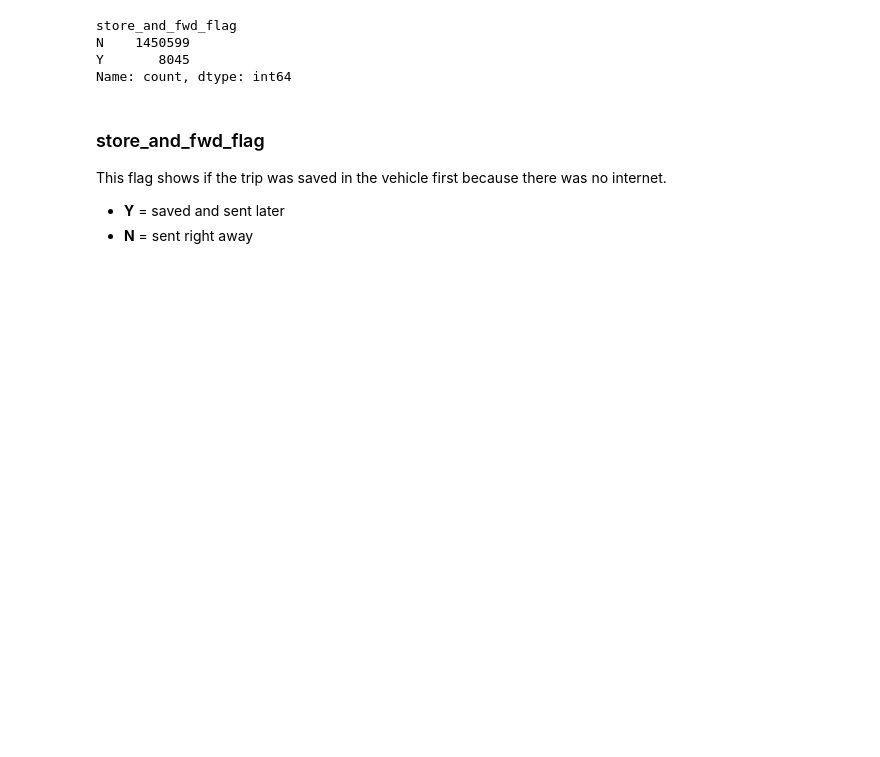
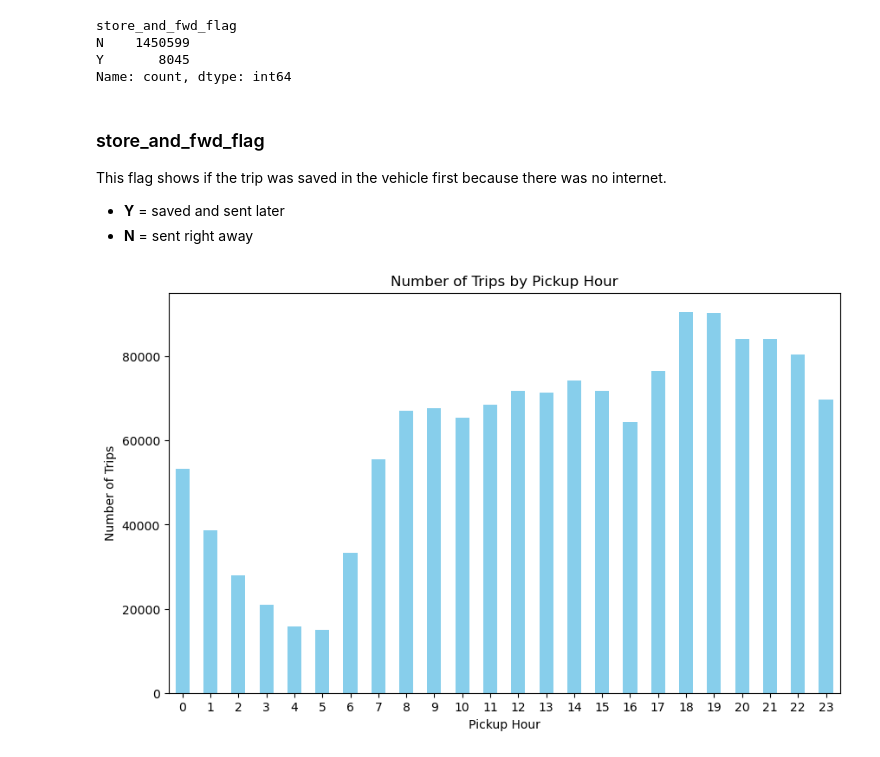
Before and after one commit to Niki123456123456/taxi_trip_duration, a Jupyter notebook: main.ipynb, the cells around one changed output. Saved outputs shown, nothing was run; the diff lists cells and outputs as text; code cells hidden in the pictures; blank space fills up the shorter version.

```diff
--- a/main.ipynb
+++ b/main.ipynb
@@ -111,3 +130,21 @@ This flag shows if the trip was saved in the vehicle first because there was no
 
 - **Y** = saved and sent later
 - **N** = sent right away
+# %%
+train['pickup_datetime'] = pd.to_datetime(train['pickup_datetime'])
+train['pickup_hour'] = train['pickup_datetime'].dt.hour
+train['pickup_day'] = train['pickup_datetime'].dt.dayofweek
+# %%
+# Calculate the number of trips for each pickup hour
+pickup_hour_counts = train['pickup_hour'].value_counts().sort_index()
+
+# Plot the distribution of pickup_hour
+plt.figure(figsize=(10, 6))
+pickup_hour_counts.plot(kind='bar', color='skyblue')
+plt.title('Number of Trips by Pickup Hour')
+plt.xlabel('Pickup Hour')
+plt.ylabel('Number of Trips')
+plt.xticks(rotation=0)
+plt.show()
+# %% [output]
+[figure, added]
```
Also changed, not shown: parts of 4 cells of this notebook.
